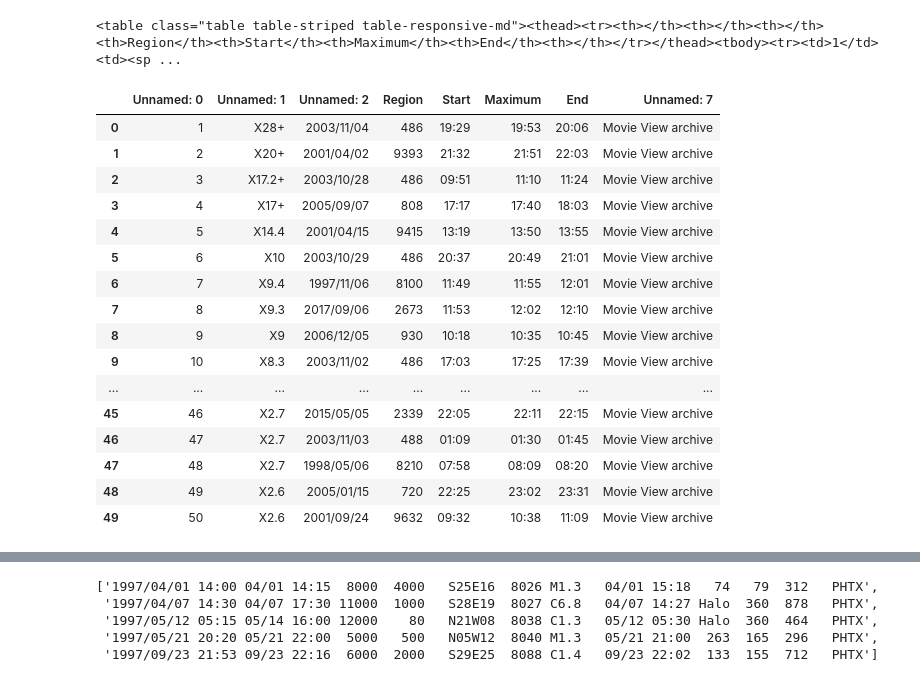
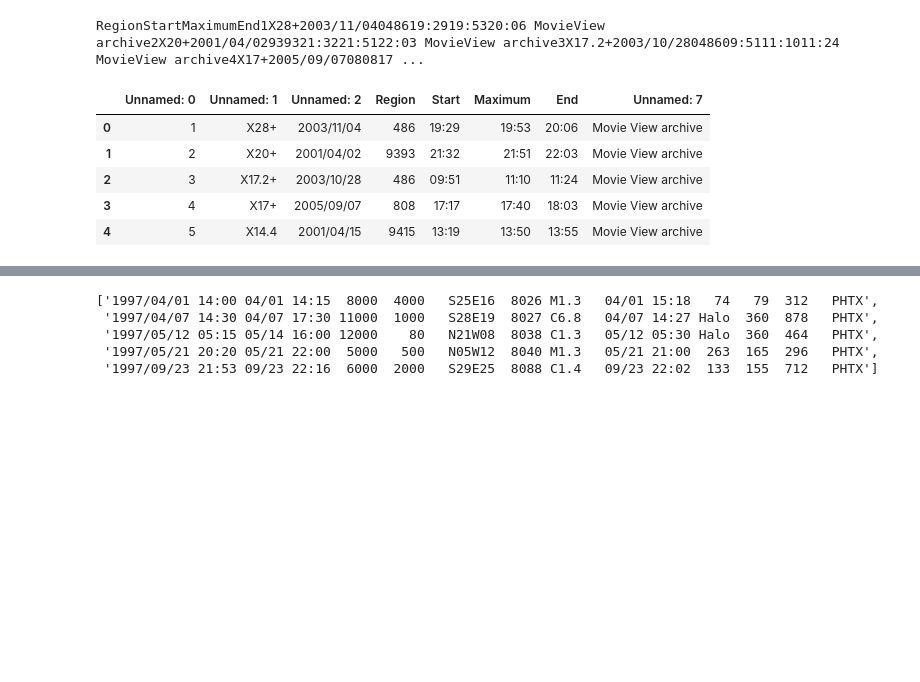
Before and after one commit to acoppens-umd/cmsc320, a Jupyter notebook: Project 1/CMSC320_Project1.ipynb, the cells around one changed output, grey strips where cells are left out. Cells and saved outputs as stored; diff of their text form; code cells hidden in the pictures; blank space fills up the shorter version.

```diff
--- a/Project 1/CMSC320_Project1.ipynb
+++ b/Project 1/CMSC320_Project1.ipynb
@@ -42,32 +32,21 @@ print(swls.prettify())
 #Find the table with the data for CMEs
 
 swlthtml = swls.find("table", {"class":"table table-striped table-responsive-md"})
-print(swlthtml)
+print(swlthtml.text)
 # %% [output]
-<table class="table table-striped table-responsive-md"><thead><tr><th></th><th></th><th></th><th>Region</th><th>Start</th><th>Maximum</th><th>End</th><th></th></tr></thead><tbody><tr><td>1</td><td><sp ...
+RegionStartMaximumEnd1X28+2003/11/04048619:2919:5320:06 MovieView archive2X20+2001/04/02939321:3221:5122:03 MovieView archive3X17.2+2003/10/28048609:5111:1011:24 MovieView archive4X17+2005/09/07080817 ...
 # %%
 #Read the table into a Pandas dataframe
 
 swl = pd.read_html(swlthtml.prettify(), flavor="bs4")[0]
-swl
+swl.head(5)
 # %% [output]
 |  | Unnamed: 0 | Unnamed: 1 | Unnamed: 2 | Region | Start | Maximum | End | Unnamed: 7 |
 | 0 | 1 | X28+ | 2003/11/04 | 486 | 19:29 | 19:53 | 20:06 | Movie View archive |
 | 1 | 2 | X20+ | 2001/04/02 | 9393 | 21:32 | 21:51 | 22:03 | Movie View archive |
 | 2 | 3 | X17.2+ | 2003/10/28 | 486 | 09:51 | 11:10 | 11:24 | Movie View archive |
 | 3 | 4 | X17+ | 2005/09/07 | 808 | 17:17 | 17:40 | 18:03 | Movie View archive |
 | 4 | 5 | X14.4 | 2001/04/15 | 9415 | 13:19 | 13:50 | 13:55 | Movie View archive |
-| 5 | 6 | X10 | 2003/10/29 | 486 | 20:37 | 20:49 | 21:01 | Movie View archive |
-| 6 | 7 | X9.4 | 1997/11/06 | 8100 | 11:49 | 11:55 | 12:01 | Movie View archive |
-| 7 | 8 | X9.3 | 2017/09/06 | 2673 | 11:53 | 12:02 | 12:10 | Movie View archive |
-| 8 | 9 | X9 | 2006/12/05 | 930 | 10:18 | 10:35 | 10:45 | Movie View archive |
-| 9 | 10 | X8.3 | 2003/11/02 | 486 | 17:03 | 17:25 | 17:39 | Movie View archive |
-| ... | ... | ... | ... | ... | ... | ... | ... | ... |
-| 45 | 46 | X2.7 | 2015/05/05 | 2339 | 22:05 | 22:11 | 22:15 | Movie View archive |
-| 46 | 47 | X2.7 | 2003/11/03 | 488 | 01:09 | 01:30 | 01:45 | Movie View archive |
-| 47 | 48 | X2.7 | 1998/05/06 | 8210 | 07:58 | 08:09 | 08:20 | Movie View archive |
-| 48 | 49 | X2.6 | 2005/01/15 | 720 | 22:25 | 23:02 | 23:31 | Movie View archive |
-| 49 | 50 | X2.6 | 2001/09/24 | 9632 | 09:32 | 10:38 | 11:09 | Movie View archive |
 # %%
 #Reformat the dataframe for clarity
 
```
Also changed, not shown: parts of 9 cells of this notebook, 2 other files.
